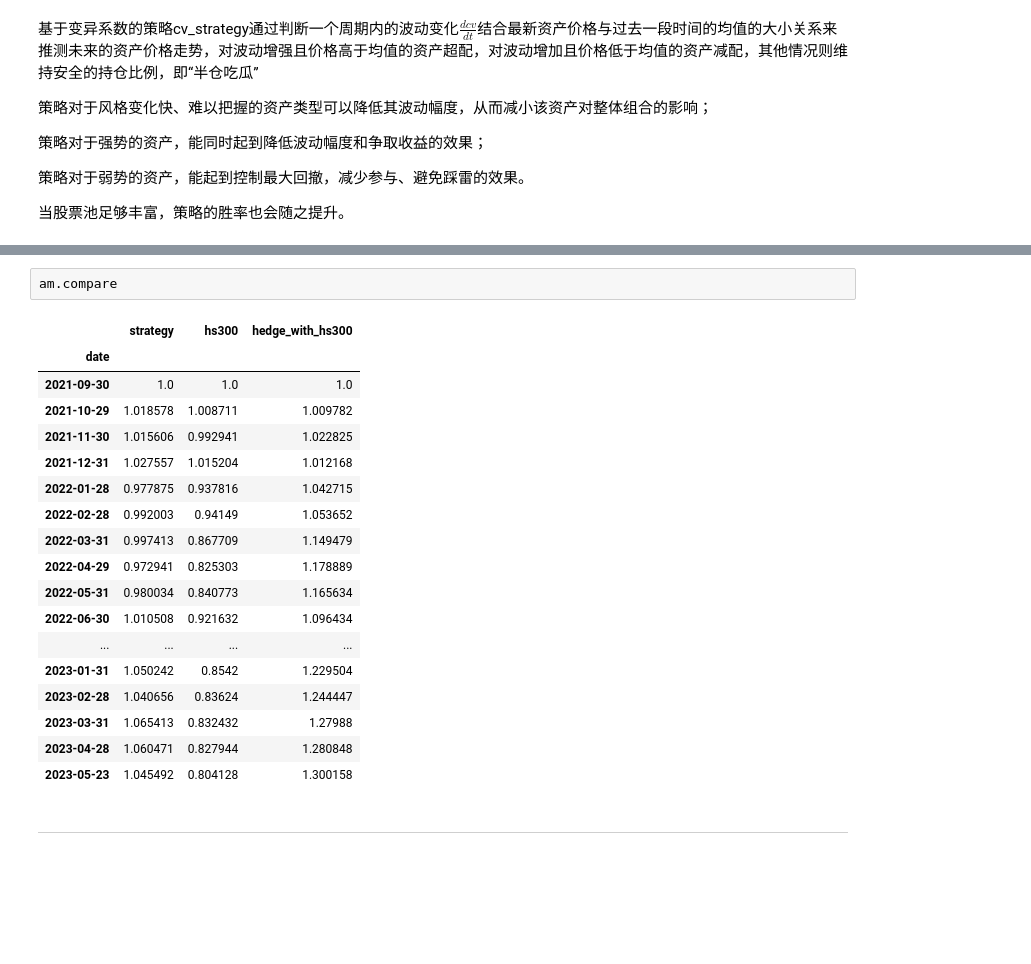
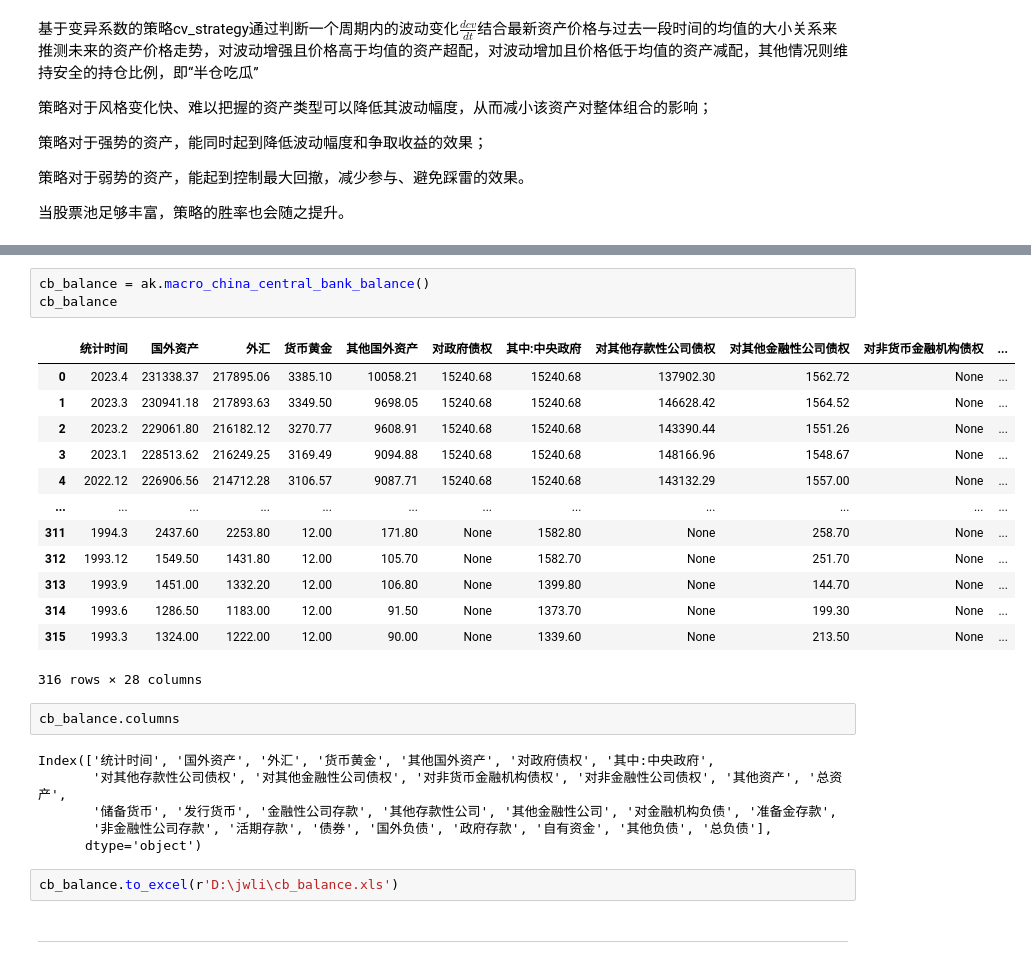
Before and after one commit to jwli601/stocks_stories, a Jupyter notebook: cv_strategy_intro230420.ipynb, the cells around one changed output, grey strips where cells are left out. Drawn from its saved outputs; the diff is of its cells as text; blank space fills up the shorter version.

```diff
--- a/cv_strategy_intro230420.ipynb
+++ b/cv_strategy_intro230420.ipynb
@@ -472,24 +461,30 @@ date
-# %%
-am.compare
-# %% [output]
-|  | strategy | hs300 | hedge_with_hs300 |
-| date |  |  |  |
-| 2021-09-30 | 1.0 | 1.0 | 1.0 |
-| 2021-10-29 | 1.018578 | 1.008711 | 1.009782 |
-| 2021-11-30 | 1.015606 | 0.992941 | 1.022825 |
-| 2021-12-31 | 1.027557 | 1.015204 | 1.012168 |
-| 2022-01-28 | 0.977875 | 0.937816 | 1.042715 |
-| 2022-02-28 | 0.992003 | 0.94149 | 1.053652 |
-| 2022-03-31 | 0.997413 | 0.867709 | 1.149479 |
-| 2022-04-29 | 0.972941 | 0.825303 | 1.178889 |
-| 2022-05-31 | 0.980034 | 0.840773 | 1.165634 |
-| 2022-06-30 | 1.010508 | 0.921632 | 1.096434 |
-| ... | ... | ... | ... |
-| 2023-01-31 | 1.050242 | 0.8542 | 1.229504 |
-| 2023-02-28 | 1.040656 | 0.83624 | 1.244447 |
-| 2023-03-31 | 1.065413 | 0.832432 | 1.27988 |
-| 2023-04-28 | 1.060471 | 0.827944 | 1.280848 |
-| 2023-05-23 | 1.045492 | 0.804128 | 1.300158 |
+# %%
+cb_balance = ak.macro_china_central_bank_balance()
+cb_balance
+# %% [output]
+|  | 统计时间 | 国外资产 | 外汇 | 货币黄金 | 其他国外资产 | 对政府债权 | 其中:中央政府 | 对其他存款性公司债权 | 对其他金融性公司债权 | 对非货币金融机构债权 | ... |
+| 0 | 2023.4 | 231338.37 | 217895.06 | 3385.10 | 10058.21 | 15240.68 | 15240.68 | 137902.30 | 1562.72 | None | ... |
+| 1 | 2023.3 | 230941.18 | 217893.63 | 3349.50 | 9698.05 | 15240.68 | 15240.68 | 146628.42 | 1564.52 | None | ... |
+| 2 | 2023.2 | 229061.80 | 216182.12 | 3270.77 | 9608.91 | 15240.68 | 15240.68 | 143390.44 | 1551.26 | None | ... |
+| 3 | 2023.1 | 228513.62 | 216249.25 | 3169.49 | 9094.88 | 15240.68 | 15240.68 | 148166.96 | 1548.67 | None | ... |
+| 4 | 2022.12 | 226906.56 | 214712.28 | 3106.57 | 9087.71 | 15240.68 | 15240.68 | 143132.29 | 1557.00 | None | ... |
+| ... | ... | ... | ... | ... | ... | ... | ... | ... | ... | ... | ... |
+| 311 | 1994.3 | 2437.60 | 2253.80 | 12.00 | 171.80 | None | 1582.80 | None | 258.70 | None | ... |
+| 312 | 1993.12 | 1549.50 | 1431.80 | 12.00 | 105.70 | None | 1582.70 | None | 251.70 | None | ... |
+| 313 | 1993.9 | 1451.00 | 1332.20 | 12.00 | 106.80 | None | 1399.80 | None | 144.70 | None | ... |
+| 314 | 1993.6 | 1286.50 | 1183.00 | 12.00 | 91.50 | None | 1373.70 | None | 199.30 | None | ... |
+| 315 | 1993.3 | 1324.00 | 1222.00 | 12.00 | 90.00 | None | 1339.60 | None | 213.50 | None | ... |
+316 rows × 28 columns
+# %%
+cb_balance.columns
+# %% [output]
+Index(['统计时间', '国外资产', '外汇', '货币黄金', '其他国外资产', '对政府债权', '其中:中央政府',
+       '对其他存款性公司债权', '对其他金融性公司债权', '对非货币金融机构债权', '对非金融性公司债权', '其他资产', '总资产',
+       '储备货币', '发行货币', '金融性公司存款', '其他存款性公司', '其他金融性公司', '对金融机构负债', '准备金存款',
+       '非金融性公司存款', '活期存款', '债券', '国外负债', '政府存款', '自有资金', '其他负债', '总负债'],
+      dtype='object')
+# %%
+cb_balance.to_excel(r'D:\jwli\cb_balance.xls')
 # %% [markdown]
 ---
 # %%
```
Also changed, not shown: parts of 10 cells of this notebook, 1 other file.
